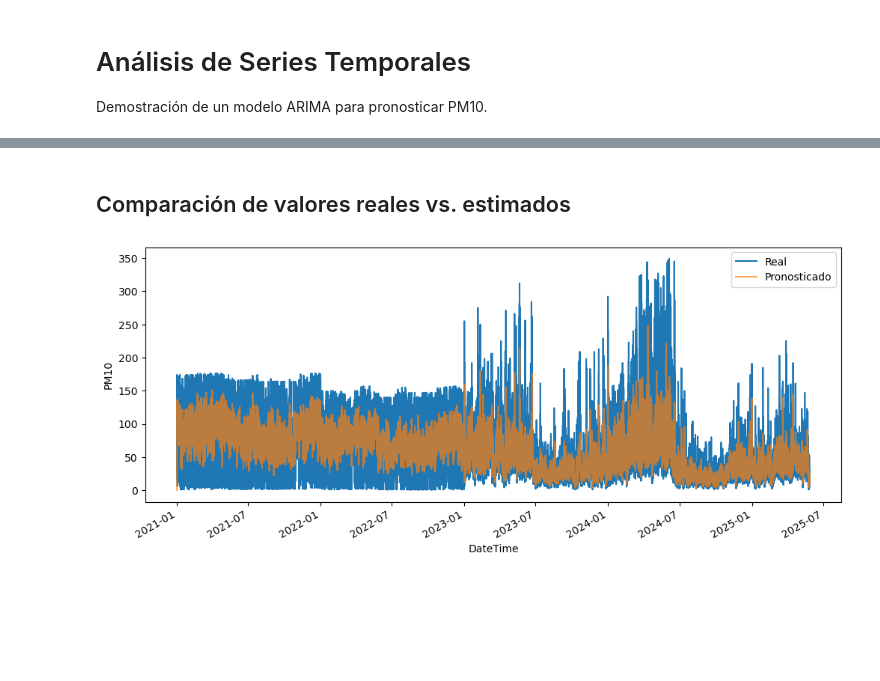
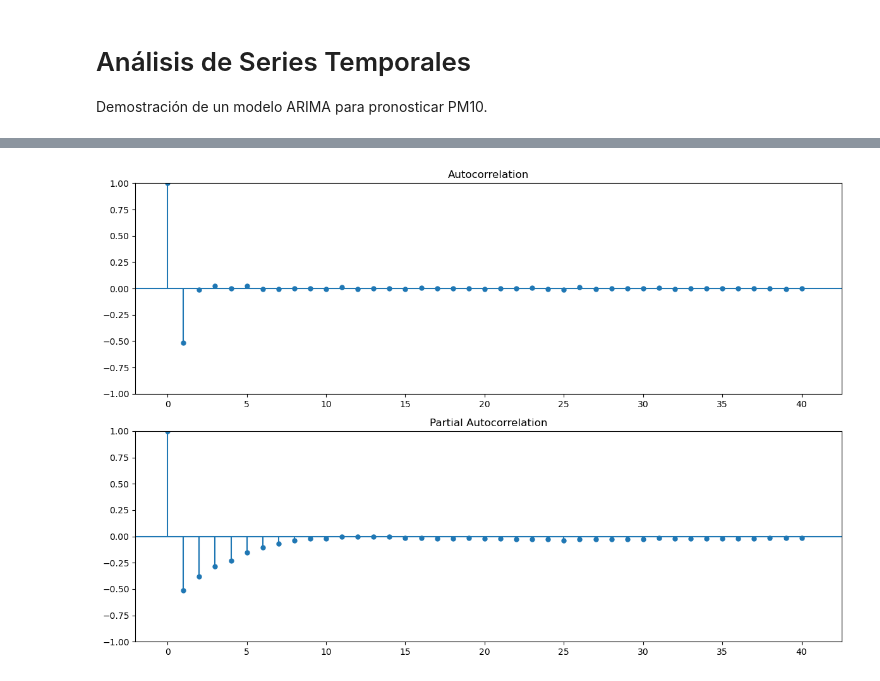
Before and after one commit to AlexisPaleta/CalidadAirePuebla, a Jupyter notebook: notebooks/04_series_temporales.ipynb, the cells around one changed output, grey strips where cells are left out. Cells and saved outputs as stored; diff of their text form; code cells hidden in the pictures; blank space fills up the shorter version.

Commit message:
Complete series de tiempo

```diff
--- a/notebooks/04_series_temporales.ipynb
+++ b/notebooks/04_series_temporales.ipynb
@@ -33,10 +61,11 @@ p-valor ADF: 1.5224838552155991e-25
 # %%
-train_size = int(len(serie)*0.8)
-train, test = serie[:train_size], serie[train_size:]
-modelo = ARIMA(train, order=(1,1,1))
-resultado = modelo.fit()
-predicciones = resultado.predict(start=test.index[0], end=test.index[-1])
-from sklearn.metrics import mean_absolute_error
-mae = mean_absolute_error(test, predicciones)
-print('MAE:', mae)
+serie_diff = serie.diff().dropna()
+plt.figure(figsize=(14,4))
+plt.plot(serie_diff)
+plt.title('Serie diferenciada de PM10')
+plt.grid(True)
+plt.show()
+
+adf_test(serie_diff)
+kpss_test(serie_diff)
 # %% [output]
@@ -44,11 +83,10 @@ KeyError: 'The `end` argument could not be matched to a location related to the
-# %% [markdown]
-## Comparación de valores reales vs. estimados
 # %%
-plt.figure(figsize=(12,5))
-serie.plot(label='Real')
-predicciones.plot(label='Pronosticado', alpha=0.7)
-plt.legend()
-plt.ylabel('PM10')
+from statsmodels.graphics.tsaplots import plot_acf, plot_pacf
+
+fig, ax = plt.subplots(2, 1, figsize=(12,8))
+plot_acf(serie_diff, ax=ax[0], lags=40)
+plot_pacf(serie_diff, ax=ax[1], lags=40)
+plt.tight_layout()
 plt.show()
 # %% [output]
-[figure, old version]
+[figure, new version]
```
Also changed, not shown: parts of 10 cells of this notebook.
